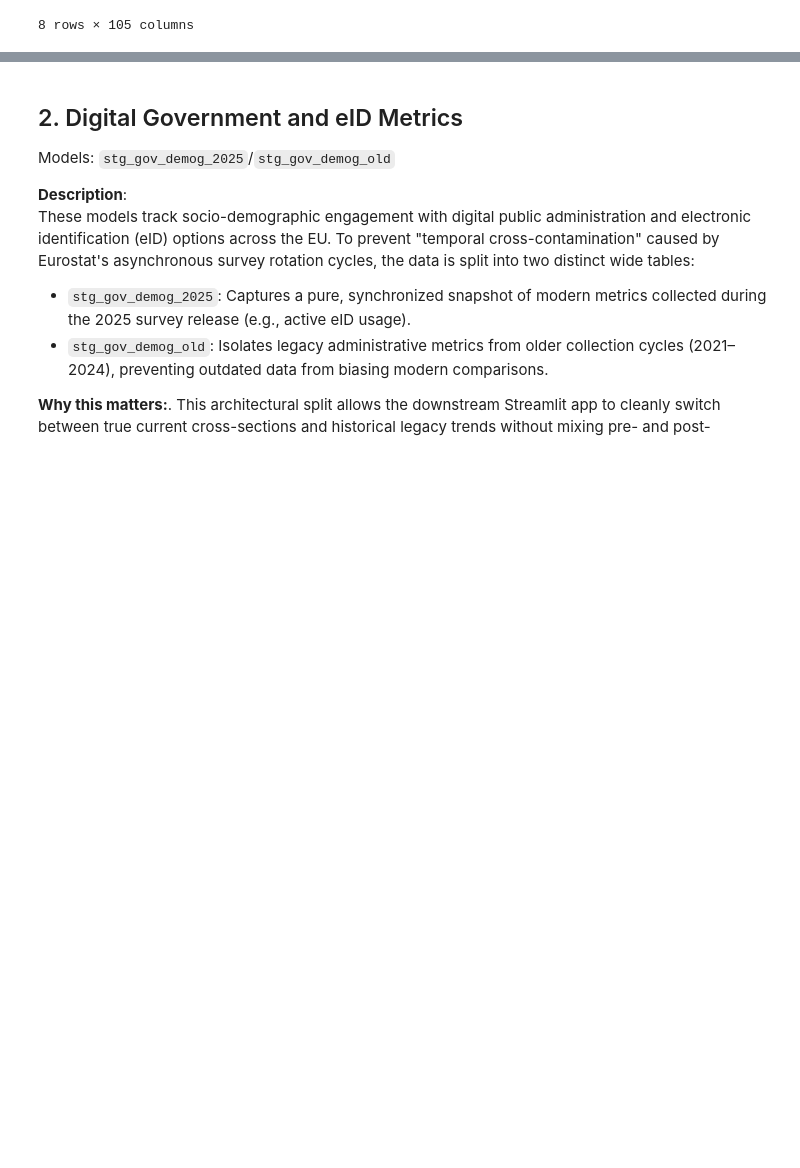
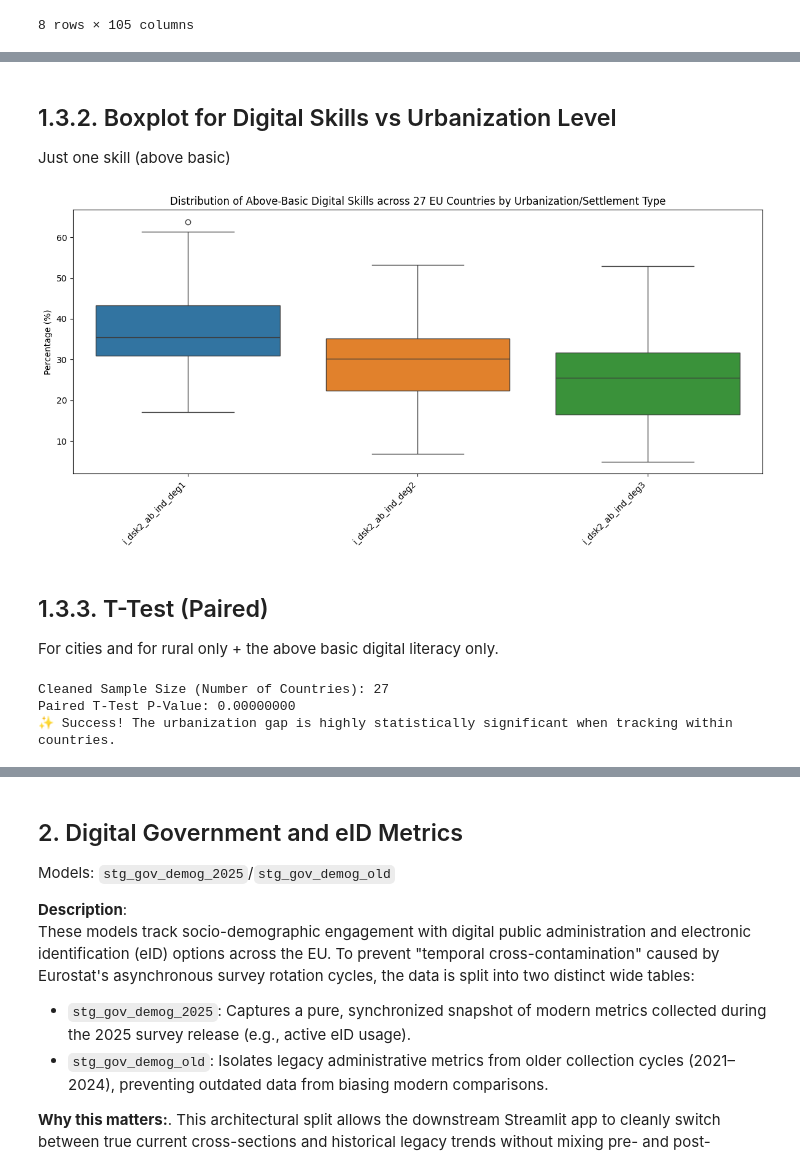
Before and after one commit to skibodaria/digital_literacy_eu, a Jupyter notebook: 03_eda/02_dem_inequal_three_models.ipynb, the cells around one changed output, grey strips where cells are left out. Drawn from its saved outputs; the diff is of its cells as text; code cells hidden in the pictures; blank space fills up the shorter version.

Commit message:
finished with digital skills; built several models including ANOVAs; two more demographic models to go: e-governance and internet usage

```diff
--- a/03_eda/02_dem_inequal_three_models.ipynb
+++ b/03_eda/02_dem_inequal_three_models.ipynb
@@ -494,0 +484,39 @@ Paired T-Test P-Value: 0.00000000
+# %% [markdown]
+## 1.3.2. Boxplot for Digital Skills vs Urbanization Level
+
+Just one skill (above basic)
+# %%
+urb_dig_skills = [col for col in urb_dig_skills if col.startswith('i_dsk2_ab')]
+
+plt.figure(figsize=(12, 6))
+sns.boxplot(data=df[urb_dig_skills])
+plt.xticks(rotation=45, ha='right')
+plt.title("Distribution of Above-Basic Digital Skills across 27 EU Countries by Urbanization/Settlement Type")
+plt.ylabel("Percentage (%)")
+plt.tight_layout()
+plt.show()
+# %% [output]
+[figure, added]
+# %% [markdown]
+## 1.3.3. T-Test (Paired)
+
+For cities and for rural only + the above basic digital literacy only.
+# %%
+city_level = df['i_dsk2_ab_ind_deg1']
+rural_level = df['i_dsk2_ab_ind_deg3']
+
+cleaned_df_urban = df[[ 'i_dsk2_ab_ind_deg1', 'i_dsk2_ab_ind_deg3' ]].dropna()
+
+t_stat, p_value = stats.ttest_rel(cleaned_df_urban['i_dsk2_ab_ind_deg1'], cleaned_df_urban['i_dsk2_ab_ind_deg3'])
+
+print(f"Cleaned Sample Size (Number of Countries): {len(cleaned_df_urban)}")
+print(f"Paired T-Test P-Value: {p_value:.8f}")
+
+if p_value < 0.05:
+    print("✨ Success! The urbanization gap is highly statistically significant when tracking within countries.")
+else:
+    print("Still no significance.")
+# %% [output]
+Cleaned Sample Size (Number of Countries): 27
+Paired T-Test P-Value: 0.00000000
+✨ Success! The urbanization gap is highly statistically significant when tracking within countries.
```
Also changed, not shown: parts of 52 cells of this notebook.
